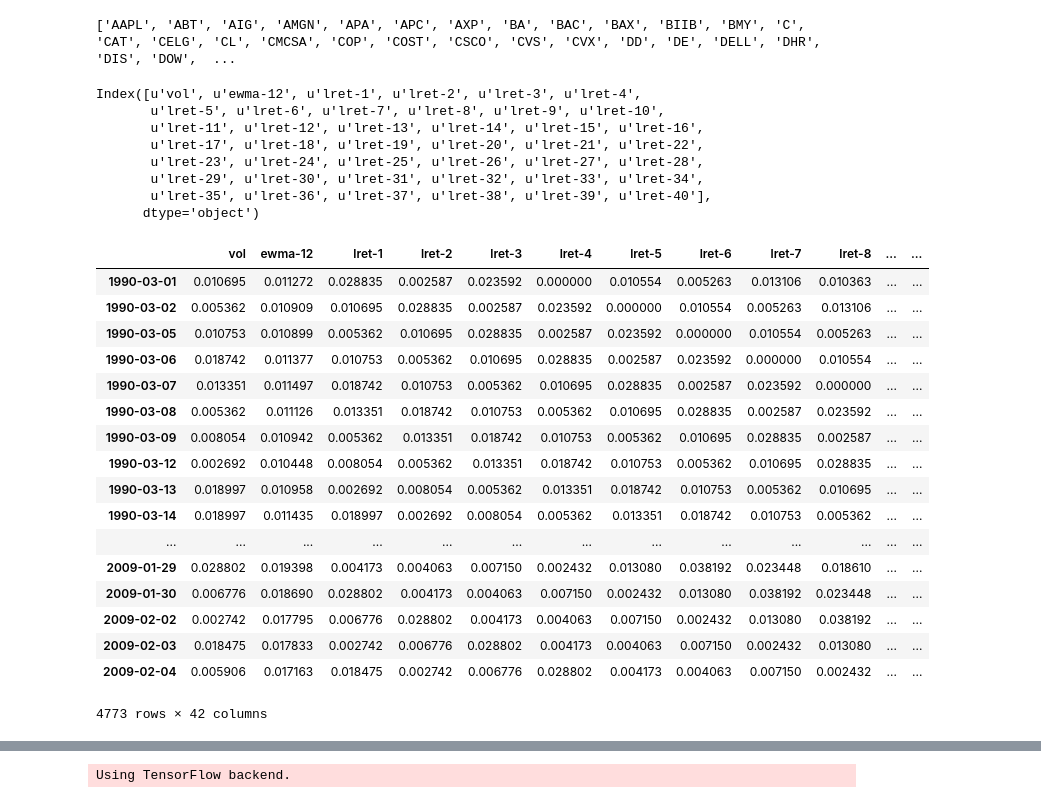
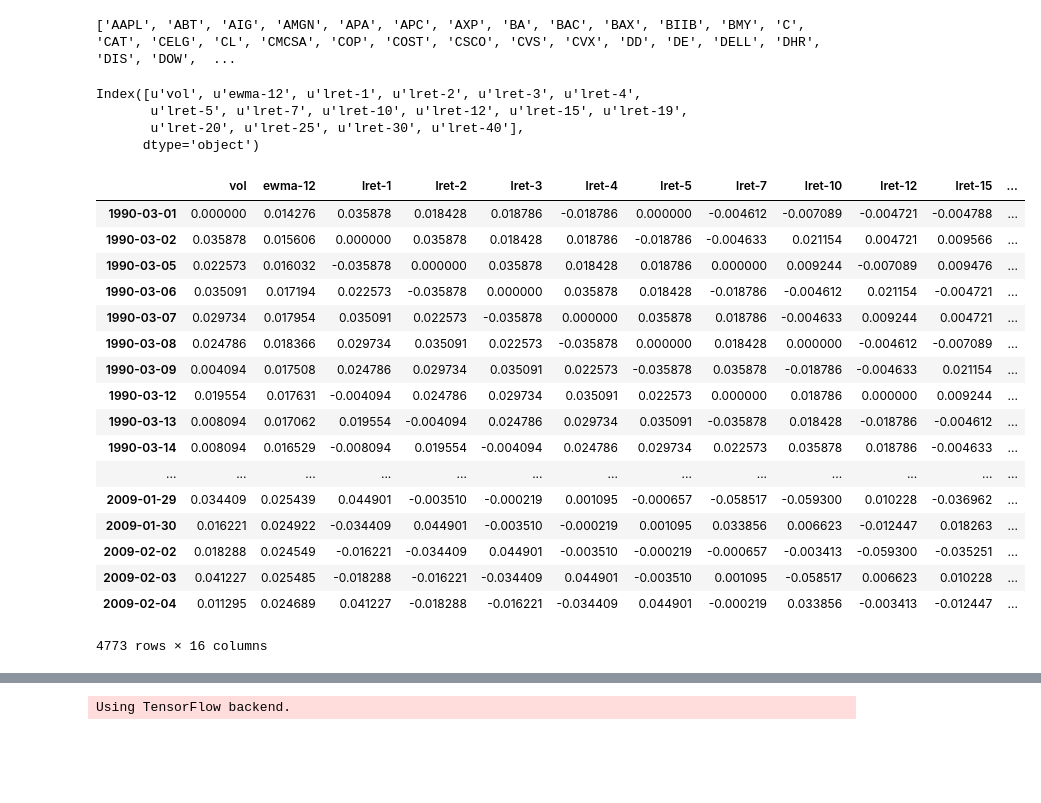
Before and after one commit to andrewwilson/mlnd, a Jupyter notebook: Capstone/Volatility-Prediction-Exploration.ipynb, the cells around one changed output, grey strips where cells are left out. Saved outputs shown, nothing was run; the diff lists cells and outputs as text; code cells hidden in the pictures; blank space fills up the shorter version.

```diff
--- a/Capstone/Volatility-Prediction-Exploration.ipynb
+++ b/Capstone/Volatility-Prediction-Exploration.ipynb
@@ -16,10 +16,10 @@ from utils import *
 # %%
 def load_data():
     features_and_targets = partial(
-        FT_ma_ewma_abs_logreturns_vs_abs_logreturn,
+        FT_ma_ewma_logreturns_vs_abs_logreturn,
         ma_windows=[],
         ewma_halflifes=[12],
-        lret_lookbacks = np.arange(40)+1
+        lret_lookbacks = [1,2,3,4,5,7,10,12,15,19,20,25,30,40]
         )
     return load_stock_datasets(features_and_targets)
 # %%
@@ -32,32 +32,28 @@ print sorted(data.keys())
 data[data.keys()[0]].X_train.columns
 # %% [output]
 Index([u'vol', u'ewma-12', u'lret-1', u'lret-2', u'lret-3', u'lret-4',
-       u'lret-5', u'lret-6', u'lret-7', u'lret-8', u'lret-9', u'lret-10',
-       u'lret-11', u'lret-12', u'lret-13', u'lret-14', u'lret-15', u'lret-16',
-       u'lret-17', u'lret-18', u'lret-19', u'lret-20', u'lret-21', u'lret-22',
-       u'lret-23', u'lret-24', u'lret-25', u'lret-26', u'lret-27', u'lret-28',
-       u'lret-29', u'lret-30', u'lret-31', u'lret-32', u'lret-33', u'lret-34',
-       u'lret-35', u'lret-36', u'lret-37', u'lret-38', u'lret-39', u'lret-40'],
+       u'lret-5', u'lret-7', u'lret-10', u'lret-12', u'lret-15', u'lret-19',
+       u'lret-20', u'lret-25', u'lret-30', u'lret-40'],
       dtype='object')
 # %%
-ds = data['XOM']
+ds = data['NKE']
 ds.X_train
 # %% [output]
-|  | vol | ewma-12 | lret-1 | lret-2 | lret-3 | lret-4 | lret-5 | lret-6 | lret-7 | lret-8 | ... | ... |
-| 1990-03-01 | 0.010695 | 0.011272 | 0.028835 | 0.002587 | 0.023592 | 0.000000 | 0.010554 | 0.005263 | 0.013106 | 0.010363 | ... | ... |
-| 1990-03-02 | 0.005362 | 0.010909 | 0.010695 | 0.028835 | 0.002587 | 0.023592 | 0.000000 | 0.010554 | 0.005263 | 0.013106 | ... | ... |
-| 1990-03-05 | 0.010753 | 0.010899 | 0.005362 | 0.010695 | 0.028835 | 0.002587 | 0.023592 | 0.000000 | 0.010554 | 0.005263 | ... | ... |
-| 1990-03-06 | 0.018742 | 0.011377 | 0.010753 | 0.005362 | 0.010695 | 0.028835 | 0.002587 | 0.023592 | 0.000000 | 0.010554 | ... | ... |
-| 1990-03-07 | 0.013351 | 0.011497 | 0.018742 | 0.010753 | 0.005362 | 0.010695 | 0.028835 | 0.002587 | 0.023592 | 0.000000 | ... | ... |
-| 1990-03-08 | 0.005362 | 0.011126 | 0.013351 | 0.018742 | 0.010753 | 0.005362 | 0.010695 | 0.028835 | 0.002587 | 0.023592 | ... | ... |
-| 1990-03-09 | 0.008054 | 0.010942 | 0.005362 | 0.013351 | 0.018742 | 0.010753 | 0.005362 | 0.010695 | 0.028835 | 0.002587 | ... | ... |
-| 1990-03-12 | 0.002692 | 0.010448 | 0.008054 | 0.005362 | 0.013351 | 0.018742 | 0.010753 | 0.005362 | 0.010695 | 0.028835 | ... | ... |
-| 1990-03-13 | 0.018997 | 0.010958 | 0.002692 | 0.008054 | 0.005362 | 0.013351 | 0.018742 | 0.010753 | 0.005362 | 0.010695 | ... | ... |
-| 1990-03-14 | 0.018997 | 0.011435 | 0.018997 | 0.002692 | 0.008054 | 0.005362 | 0.013351 | 0.018742 | 0.010753 | 0.005362 | ... | ... |
+|  | vol | ewma-12 | lret-1 | lret-2 | lret-3 | lret-4 | lret-5 | lret-7 | lret-10 | lret-12 | lret-15 | ... |
+| 1990-03-01 | 0.000000 | 0.014276 | 0.035878 | 0.018428 | 0.018786 | -0.018786 | 0.000000 | -0.004612 | -0.007089 | -0.004721 | -0.004788 | ... |
+| 1990-03-02 | 0.035878 | 0.015606 | 0.000000 | 0.035878 | 0.018428 | 0.018786 | -0.018786 | -0.004633 | 0.021154 | 0.004721 | 0.009566 | ... |
+| 1990-03-05 | 0.022573 | 0.016032 | -0.035878 | 0.000000 | 0.035878 | 0.018428 | 0.018786 | 0.000000 | 0.009244 | -0.007089 | 0.009476 | ... |
+| 1990-03-06 | 0.035091 | 0.017194 | 0.022573 | -0.035878 | 0.000000 | 0.035878 | 0.018428 | -0.018786 | -0.004612 | 0.021154 | -0.004721 | ... |
+| 1990-03-07 | 0.029734 | 0.017954 | 0.035091 | 0.022573 | -0.035878 | 0.000000 | 0.035878 | 0.018786 | -0.004633 | 0.009244 | 0.004721 | ... |
+| 1990-03-08 | 0.024786 | 0.018366 | 0.029734 | 0.035091 | 0.022573 | -0.035878 | 0.000000 | 0.018428 | 0.000000 | -0.004612 | -0.007089 | ... |
+| 1990-03-09 | 0.004094 | 0.017508 | 0.024786 | 0.029734 | 0.035091 | 0.022573 | -0.035878 | 0.035878 | -0.018786 | -0.004633 | 0.021154 | ... |
+| 1990-03-12 | 0.019554 | 0.017631 | -0.004094 | 0.024786 | 0.029734 | 0.035091 | 0.022573 | 0.000000 | 0.018786 | 0.000000 | 0.009244 | ... |
+| 1990-03-13 | 0.008094 | 0.017062 | 0.019554 | -0.004094 | 0.024786 | 0.029734 | 0.035091 | -0.035878 | 0.018428 | -0.018786 | -0.004612 | ... |
+| 1990-03-14 | 0.008094 | 0.016529 | -0.008094 | 0.019554 | -0.004094 | 0.024786 | 0.029734 | 0.022573 | 0.035878 | 0.018786 | -0.004633 | ... |
 | ... | ... | ... | ... | ... | ... | ... | ... | ... | ... | ... | ... | ... |
-| 2009-01-29 | 0.028802 | 0.019398 | 0.004173 | 0.004063 | 0.007150 | 0.002432 | 0.013080 | 0.038192 | 0.023448 | 0.018610 | ... | ... |
-| 2009-01-30 | 0.006776 | 0.018690 | 0.028802 | 0.004173 | 0.004063 | 0.007150 | 0.002432 | 0.013080 | 0.038192 | 0.023448 | ... | ... |
-| 2009-02-02 | 0.002742 | 0.017795 | 0.006776 | 0.028802 | 0.004173 | 0.004063 | 0.007150 | 0.002432 | 0.013080 | 0.038192 | ... | ... |
-| 2009-02-03 | 0.018475 | 0.017833 | 0.002742 | 0.006776 | 0.028802 | 0.004173 | 0.004063 | 0.007150 | 0.002432 | 0.013080 | ... | ... |
-| 2009-02-04 | 0.005906 | 0.017163 | 0.018475 | 0.002742 | 0.006776 | 0.028802 | 0.004173 | 0.004063 | 0.007150 | 0.002432 | ... | ... |
+| 2009-01-29 | 0.034409 | 0.025439 | 0.044901 | -0.003510 | -0.000219 | 0.001095 | -0.000657 | -0.058517 | -0.059300 | 0.010228 | -0.036962 | ... |
+| 2009-01-30 | 0.016221 | 0.024922 | -0.034409 | 0.044901 | -0.003510 | -0.000219 | 0.001095 | 0.033856 | 0.006623 | -0.012447 | 0.018263 | ... |
+| 2009-02-02 | 0.018288 | 0.024549 | -0.016221 | -0.034409 | 0.044901 | -0.003510 | -0.000219 | -0.000657 | -0.003413 | -0.059300 | -0.035251 | ... |
+| 2009-02-03 | 0.041227 | 0.025485 | -0.018288 | -0.016221 | -0.034409 | 0.044901 | -0.003510 | 0.001095 | -0.058517 | 0.006623 | 0.010228 | ... |
+| 2009-02-04 | 0.011295 | 0.024689 | 0.041227 | -0.018288 | -0.016221 | -0.034409 | 0.044901 | -0.000219 | 0.033856 | -0.003413 | -0.012447 | ... |
-4773 rows × 42 columns
+4773 rows × 16 columns
```
Also changed, not shown: parts of 36 cells of this notebook, 17 other files.
